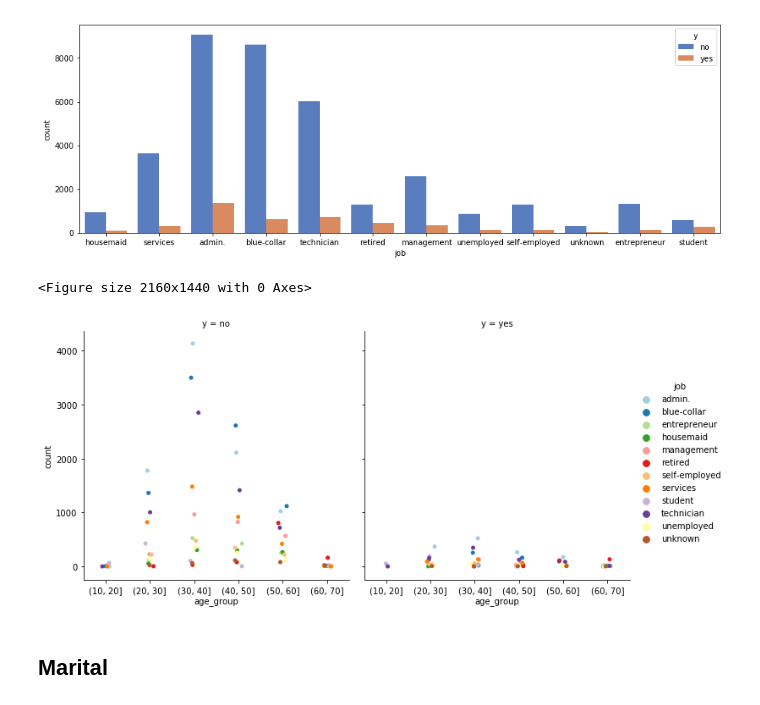
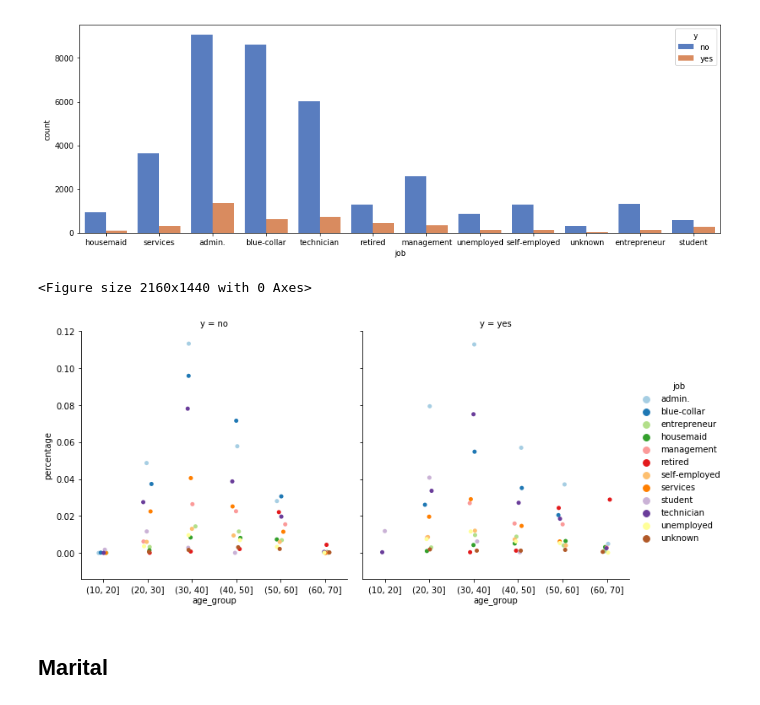
Before and after one commit to FUTURETECH6/FT_HW, a Jupyter notebook: Day7/Visualization.ipynb, the cells around one changed output. Saved outputs shown, nothing was run; the diff lists cells and outputs as text; code cells hidden in the pictures.

```diff
--- a/Day7/Visualization.ipynb
+++ b/Day7/Visualization.ipynb
@@ -41,2 +39,7 @@ data['count'] = 1
+# %%
+data['count'] = 1
+y_count = data['y'].value_counts()
+data['percentage'] = data.apply(lambda x: 1 / y_count[x['y']], axis=1)
+pass
 # %% [markdown]
 ## Age
@@ -58,16 +71,16 @@ plt.savefig('./assets/job.svg', format='svg')
 # %%
 plt.figure(figsize=(30,20))
 tmpdata = data
 tmpdata['age_group'] = pd.cut(data['age'], bins=range(10, 71, 10))
 # tmpdata.drop(['age'], axis=1)
-tmpdata = tmpdata.groupby(by=['job', 'age_group', 'y'], as_index=False).agg({'count': pd.Series.count})
-sns.catplot(x="age_group", y="count", hue="job", col="y",
+tmpdata = tmpdata.groupby(by=['job', 'age_group', 'y'], as_index=False).agg({'percentage': pd.Series.sum})
+sns.catplot(x="age_group", y="percentage", hue="job", col="y",
                 palette="Paired",
                 kind="strip", data=tmpdata)
 plt.savefig('./assets/job_age.svg', format='svg')
 # %% [output]
 <Figure size 2160x1440 with 0 Axes>
-[figure, old version]
+[figure, new version]
 # %% [markdown]
 ## Marital
 # %%
```
Also changed, not shown: parts of 6 cells of this notebook, 10 other files.
